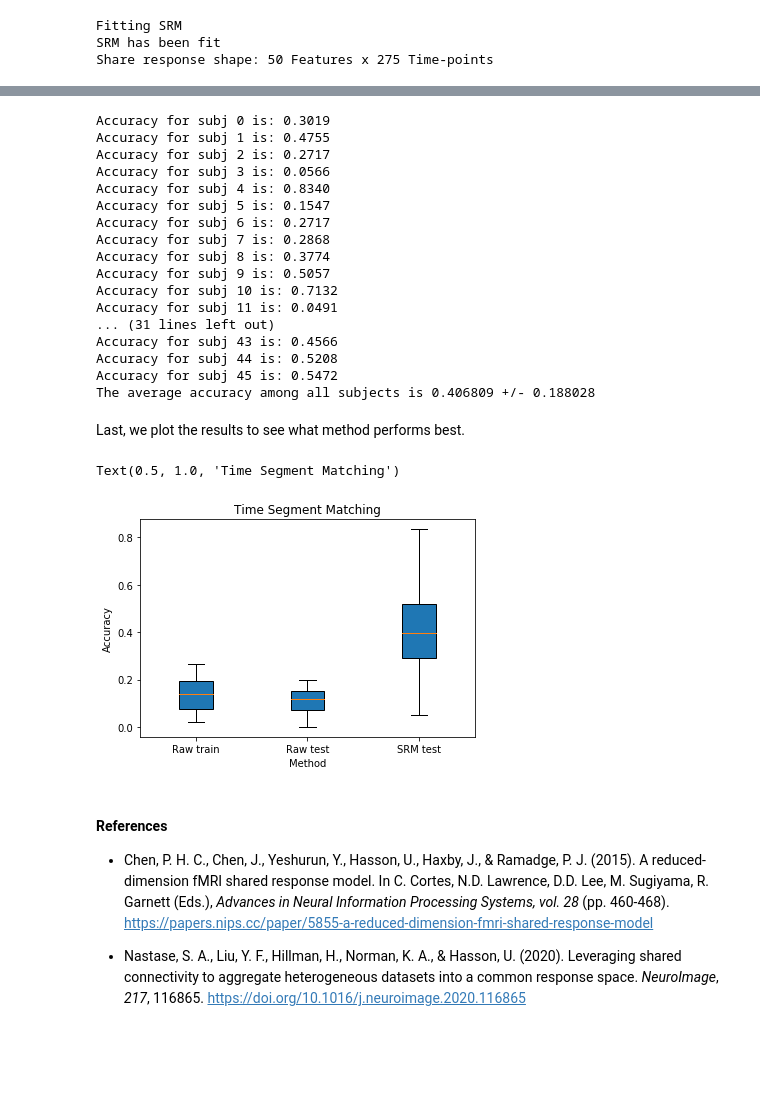
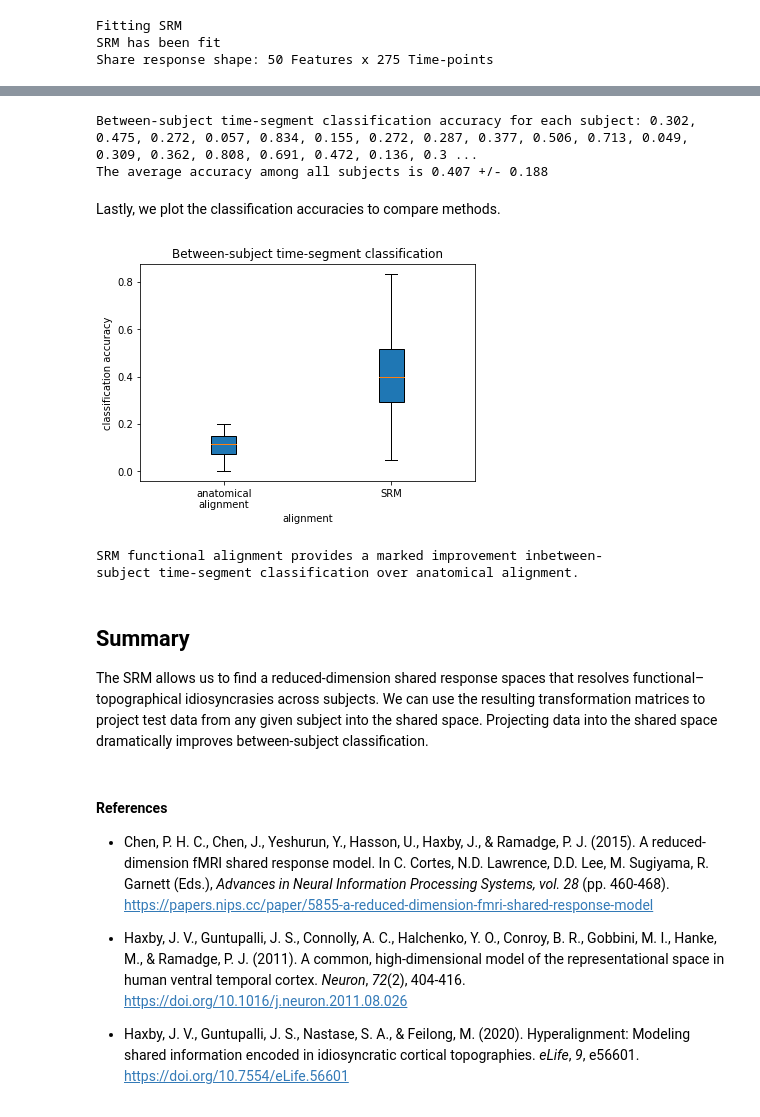
Before and after one commit to brainiak/brainiak-aperture, a Jupyter notebook: notebooks/srm/SRM.ipynb, the cells around one changed output, grey strips where cells are left out. Cells and saved outputs as stored; diff of their text form; code cells hidden in the pictures; blank space fills up the shorter version.

```diff
--- a/notebooks/srm/SRM.ipynb
+++ b/notebooks/srm/SRM.ipynb
@@ -199,0 +196,3 @@ The average accuracy among all subjects is 0.113290 +/- 0.050410
+# %%
+# Time-segment classification on anatomically-aligned data
+acc_anat_test = time_segment_classification(test_data, win_size=10)
@@ -202,38 +204,36 @@ Now, we compute it after transforming the subjects data with SRM
-# %%
-accuracy_shared = time_segment_matching(test_shared, win_size=10)
-boxplot_data.append(accuracy_shared)
-labels.append('SRM test')
-# %% [output]
-Accuracy for subj 0 is: 0.3019
-Accuracy for subj 1 is: 0.4755
-Accuracy for subj 2 is: 0.2717
-Accuracy for subj 3 is: 0.0566
-Accuracy for subj 4 is: 0.8340
-Accuracy for subj 5 is: 0.1547
-Accuracy for subj 6 is: 0.2717
-Accuracy for subj 7 is: 0.2868
-Accuracy for subj 8 is: 0.3774
-Accuracy for subj 9 is: 0.5057
-Accuracy for subj 10 is: 0.7132
-Accuracy for subj 11 is: 0.0491
-... (31 lines left out)
-Accuracy for subj 43 is: 0.4566
-Accuracy for subj 44 is: 0.5208
-Accuracy for subj 45 is: 0.5472
-The average accuracy among all subjects is 0.406809 +/- 0.188028
-# %% [markdown]
-Last, we plot the results to see what method performs best.
-# %%
-plt.figure()
-plt.boxplot(boxplot_data, vert=True, patch_artist=True, labels=labels)
-plt.xlabel('Method')
-plt.ylabel('Accuracy')
-plt.title('Time Segment Matching')
-# %% [output]
-Text(0.5, 1.0, 'Time Segment Matching')
-[figure, removed]
+# %%
+# Time-segment classification on SRM data
+acc_shared_test = time_segment_classification(test_shared, win_size=10)
+# %% [output]
+Between-subject time-segment classification accuracy for each subject: 0.302, 0.475, 0.272, 0.057, 0.834, 0.155, 0.272, 0.287, 0.377, 0.506, 0.713, 0.049, 0.309, 0.362, 0.808, 0.691, 0.472, 0.136, 0.3 ...
+The average accuracy among all subjects is 0.407 +/- 0.188
+# %% [markdown]
+Lastly, we plot the classification accuracies to compare methods.
+# %%
+# Box plot for the classification results
+labels = ['anatomical\nalignment', 'SRM']
+plt.figure()
+plt.boxplot([acc_anat_test, acc_shared_test], vert=True,
+            patch_artist=True, labels=labels)
+plt.xlabel('alignment')
+plt.ylabel('classification accuracy')
+plt.title('Between-subject time-segment classification')
+plt.show()
+
+print("SRM functional alignment provides a marked improvement in"
+      "between-\nsubject time-segment classification over "
+      "anatomical alignment.")
+# %% [output]
+[figure, added]
+SRM functional alignment provides a marked improvement inbetween-
+subject time-segment classification over anatomical alignment.
+# %% [markdown]
+## Summary
+The SRM allows us to find a reduced-dimension shared response spaces that resolves functional–topographical idiosyncrasies across subjects. We can use the resulting transformation matrices to project test data from any given subject into the shared space. Projecting data into the shared space dramatically improves between-subject classification.
 # %% [markdown]
 #### References
 * Chen, P. H. C., Chen, J., Yeshurun, Y., Hasson, U., Haxby, J., & Ramadge, P. J. (2015). A reduced-dimension fMRI shared response model. In C. Cortes, N.D. Lawrence, D.D. Lee, M. Sugiyama, R. Garnett (Eds.), *Advances in Neural Information Processing Systems, vol. 28* (pp. 460-468). https://papers.nips.cc/paper/5855-a-reduced-dimension-fmri-shared-response-model
 
-* Nastase, S. A., Liu, Y. F., Hillman, H., Norman, K. A., & Hasson, U. (2020). Leveraging shared connectivity to aggregate heterogeneous datasets into a common response space. *NeuroImage*, *217*, 116865. https://doi.org/10.1016/j.neuroimage.2020.116865
+* Haxby, J. V., Guntupalli, J. S., Connolly, A. C., Halchenko, Y. O., Conroy, B. R., Gobbini, M. I., Hanke, M., & Ramadge, P. J. (2011). A common, high-dimensional model of the representational space in human ventral temporal cortex. *Neuron*, *72*(2), 404-416. https://doi.org/10.1016/j.neuron.2011.08.026
+
+* Haxby, J. V., Guntupalli, J. S., Nastase, S. A., & Feilong, M. (2020). Hyperalignment: Modeling shared information encoded in idiosyncratic cortical topographies. *eLife*, *9*, e56601. https://doi.org/10.7554/eLife.56601
```
Also changed, not shown: parts of 20 cells of this notebook.
